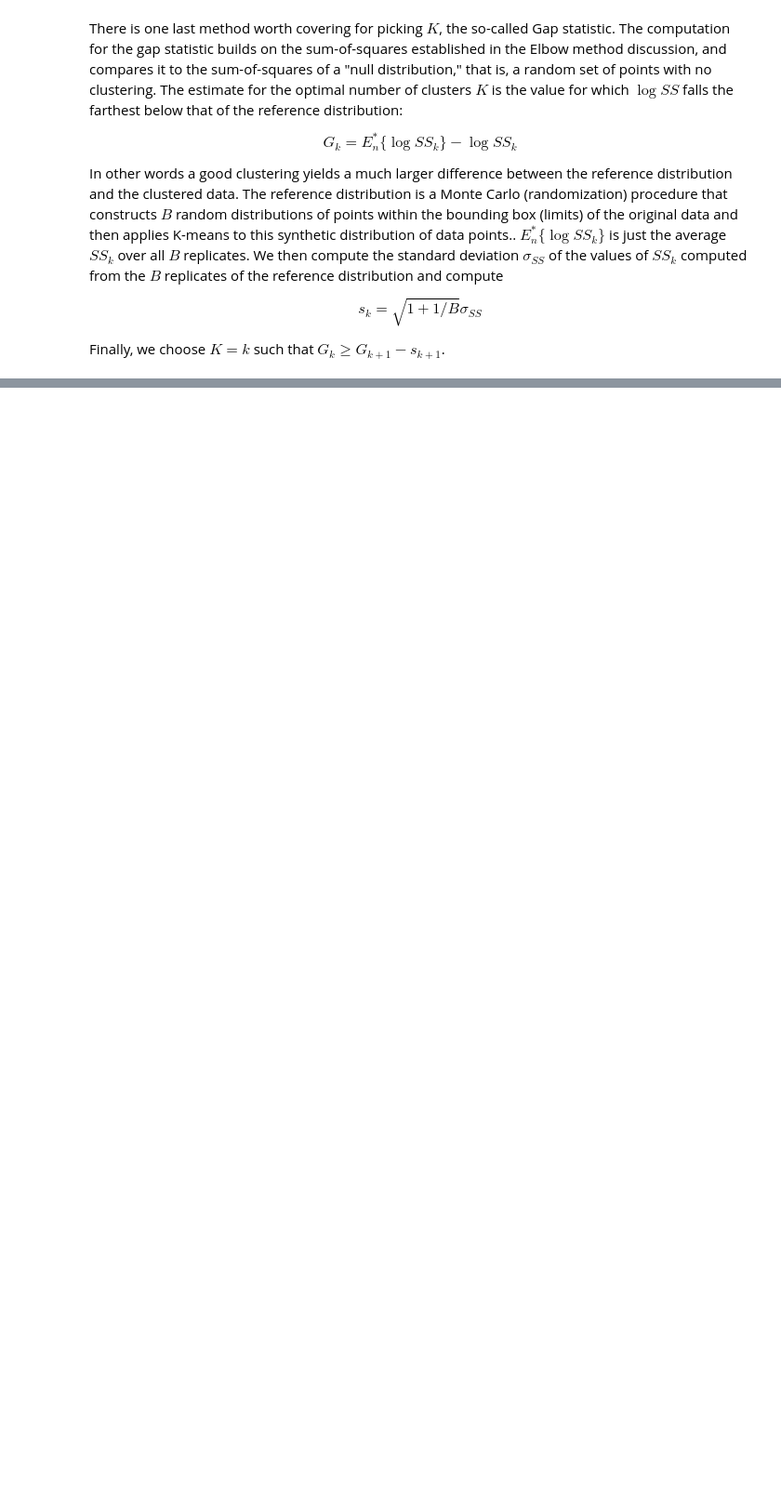
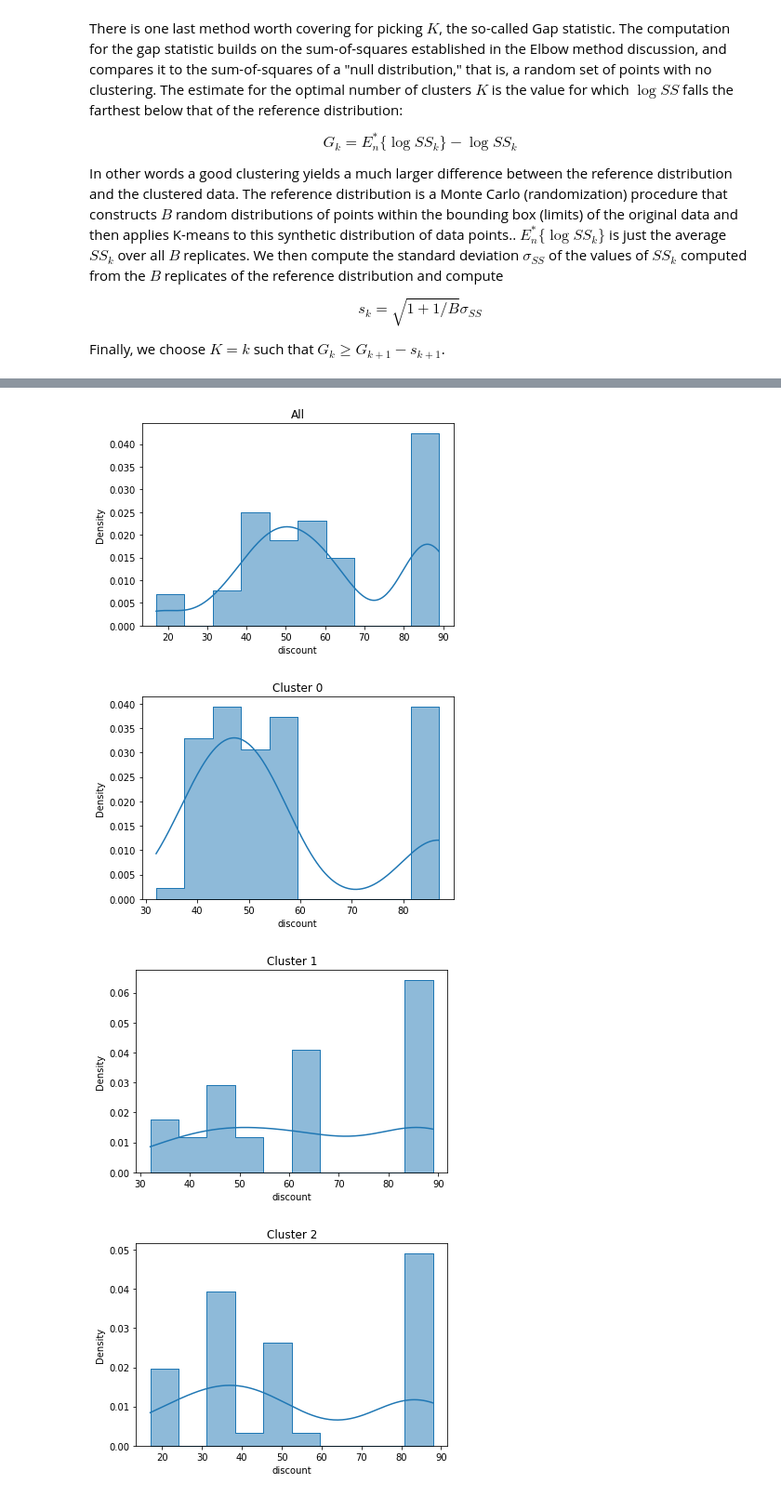
Before and after one commit to nico-corthorn/mec-mini-projects, a Jupyter notebook: mec-16.2.6-clustering-mini-project/Mini_Project_Clustering_Solution.ipynb, the cells around one changed output, grey strips where cells are left out. Shown at 93% size. Saved outputs shown, nothing was run; the diff lists cells and outputs as text; code cells hidden in the pictures; blank space fills up the shorter version.

```diff
--- a/mec-16.2.6-clustering-mini-project/Mini_Project_Clustering_Solution.ipynb
+++ b/mec-16.2.6-clustering-mini-project/Mini_Project_Clustering_Solution.ipynb
@@ -276,0 +352,17 @@ Finally, we choose $K=k$ such that $G_k \geq G_{k+1} - s_{k+1}$.
+# %%
+df_all = df_offers.merge(df_transactions).merge(df_pca)
+clusters = sorted(df_all.cluster_id.unique())
+# %%
+sns.histplot(x='discount', bins=10, palette='deep', element='step', kde=True, stat='density', data=df_all)
+plt.title('All')
+plt.show()
+
+for i in clusters:
+    sns.histplot(x='discount', bins=10, palette='deep', element='step', kde=True, stat='density', data=df_all.loc[df_all.cluster_id==i])
+    plt.title(f'Cluster {i}')
+    plt.show()
+# %% [output]
+[figure, added]
+[figure, added]
+[figure, added]
+[figure, added]
```
Also changed, not shown: parts of 17 cells of this notebook.
